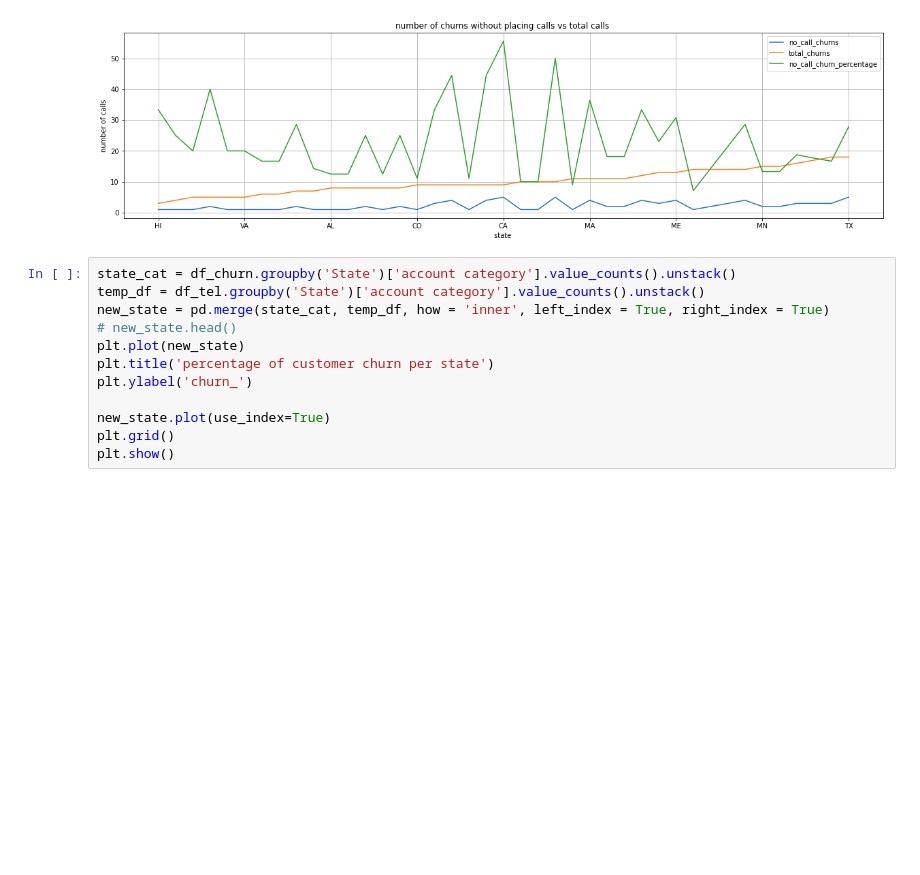
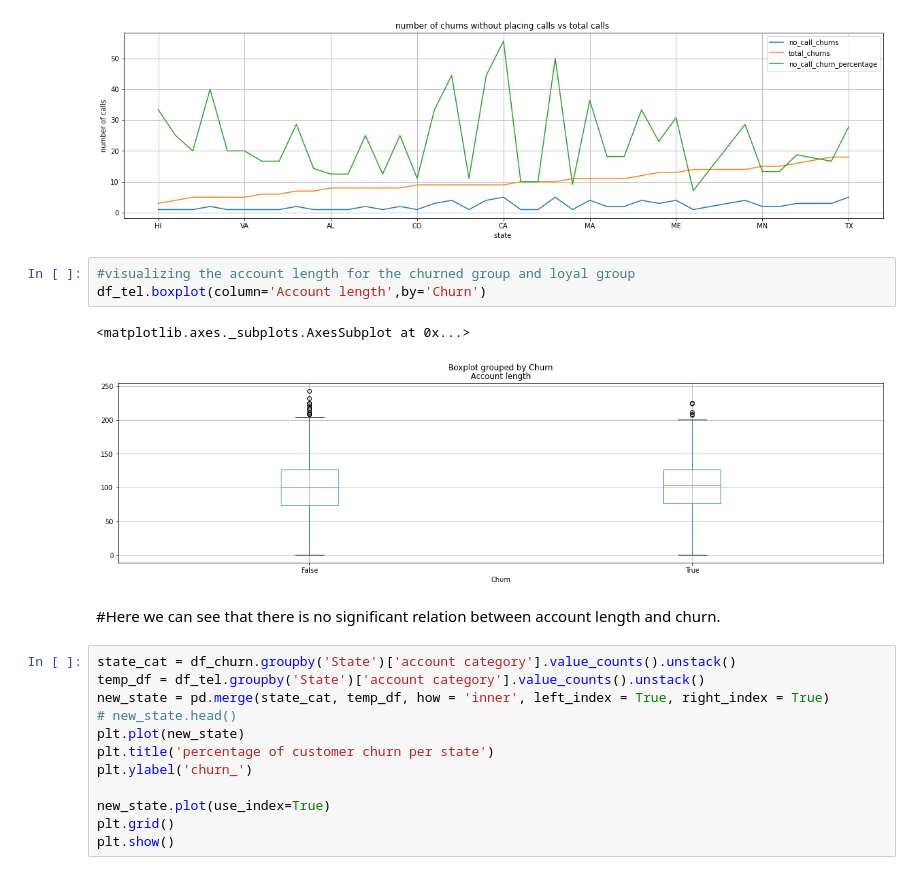
Before and after one commit to Ashvin-Vargez/Telecom-Churn-Analysis-EDA-Project-, a Jupyter notebook: eda_Telecom_Churn_Analysis_Capstone_Project.ipynb, the cells around one changed output. Drawn from its saved outputs; the diff is of its cells as text; blank space fills up the shorter version.

```diff
--- a/eda_Telecom_Churn_Analysis_Capstone_Project.ipynb
+++ b/eda_Telecom_Churn_Analysis_Capstone_Project.ipynb
@@ -427,6 +442,14 @@ plt.show()
 #how to view all values on x axis while plotting graph?
 # %% [output]
 [figure]
+# %%
+#visualizing the account length for the churned group and loyal group
+df_tel.boxplot(column='Account length',by='Churn')
+# %% [output]
+<matplotlib.axes._subplots.AxesSubplot at 0x...>
+[figure, added]
+# %% [markdown]
+#Here we can see that there is no significant relation between account length and churn.
 # %%
 state_cat = df_churn.groupby('State')['account category'].value_counts().unstack()
 temp_df = df_tel.groupby('State')['account category'].value_counts().unstack()
```
Also changed, not shown: parts of 17 cells of this notebook.
